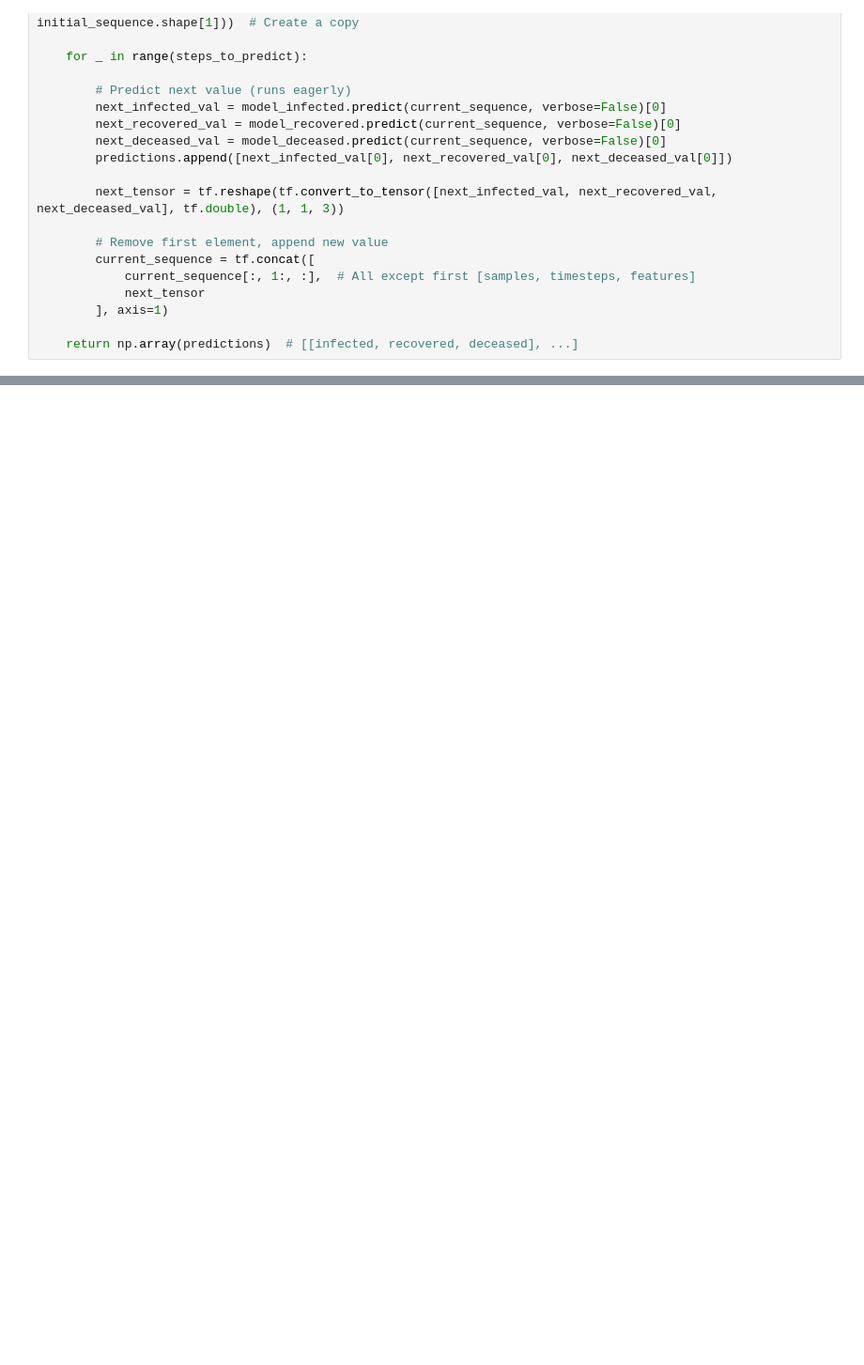
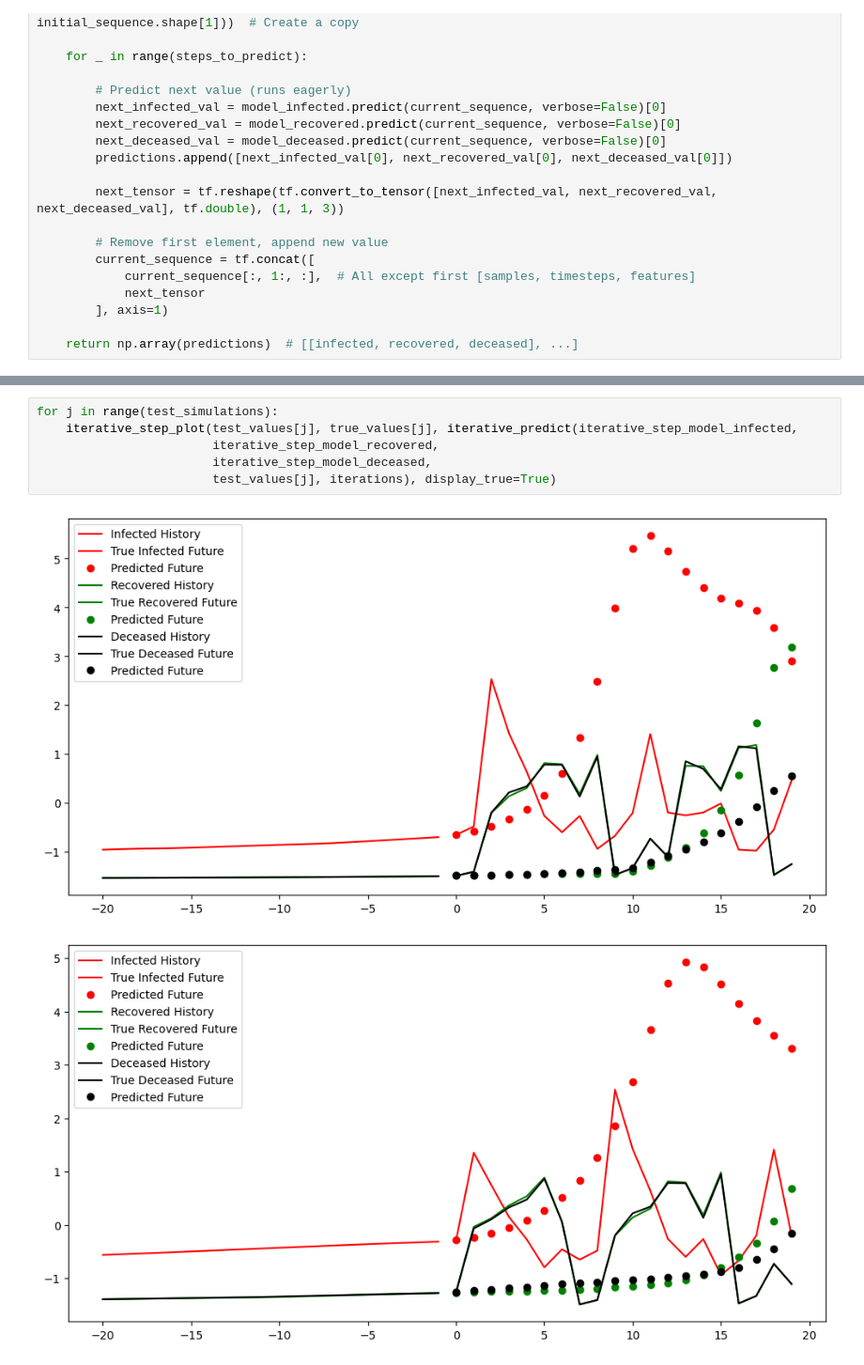
Before and after one commit to kallefrisk/Schoolwork, a Jupyter notebook: Python/DeepLearning/Recurrent_Neural_Net_Demonstration.ipynb, the cells around one changed output, grey strips where cells are left out. Shown at 94% size. Drawn from its saved outputs; the diff is of its cells as text; blank space fills up the shorter version.

```diff
--- a/Python/DeepLearning/Recurrent_Neural_Net_Demonstration.ipynb
+++ b/Python/DeepLearning/Recurrent_Neural_Net_Demonstration.ipynb
@@ -756,0 +1175,9 @@ for (x1, y1), (x2, y2), (x3, y3) in zip(val_data_infected_iterative.take(3), val
+# %%
+for j in range(test_simulations):
+    iterative_step_plot(test_values[j], true_values[j], iterative_predict(iterative_step_model_infected,
+                        iterative_step_model_recovered,
+                        iterative_step_model_deceased,
+                        test_values[j], iterations), display_true=True)
+# %% [output]
+[figure, added]
+[figure, added]
```
Also changed, not shown: parts of 48 cells of this notebook.
